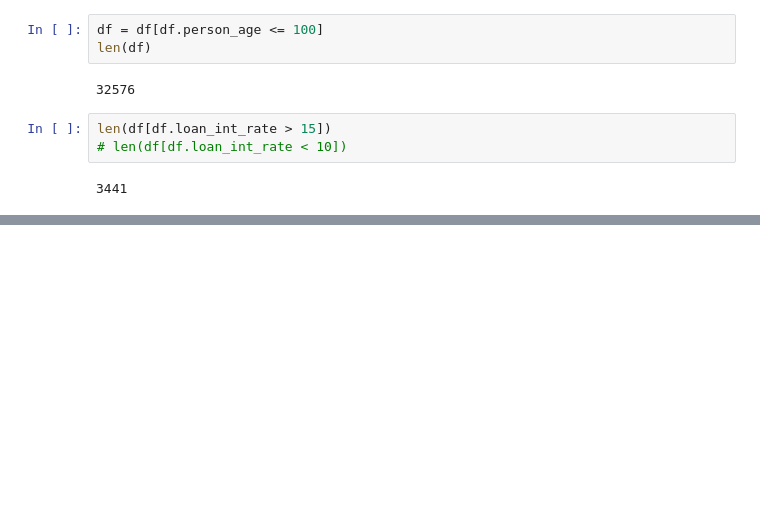
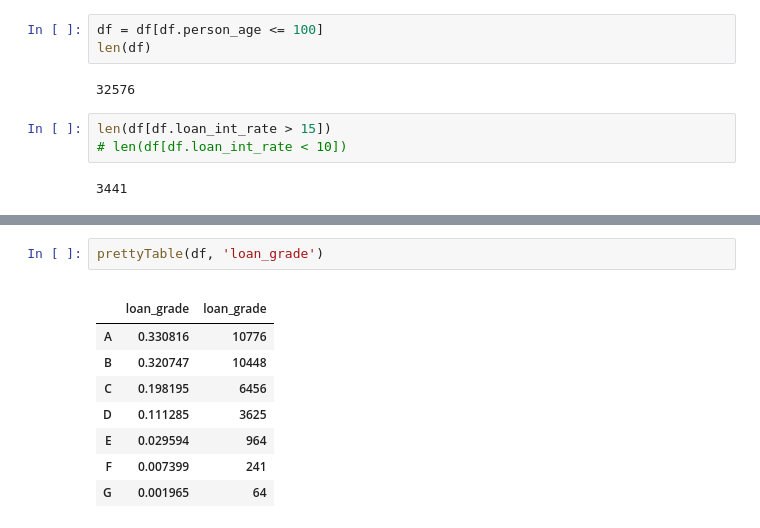
Before and after one commit to WickedoneC/Finance_Projects, a Jupyter notebook: Loan_Analysis/Loan_EDA.ipynb, the cells around one changed output, grey strips where cells are left out. Saved outputs shown, nothing was run; the diff lists cells and outputs as text; blank space fills up the shorter version.

```diff
--- a/Loan_Analysis/Loan_EDA.ipynb
+++ b/Loan_Analysis/Loan_EDA.ipynb
@@ -245,0 +263,12 @@ df.head()
+# %%
+prettyTable(df, 'loan_grade')
+# %% [output]
+|  |  |  |
+|  | loan_grade | loan_grade |
+| A | 0.330816 | 10776 |
+| B | 0.320747 | 10448 |
+| C | 0.198195 | 6456 |
+| D | 0.111285 | 3625 |
+| E | 0.029594 | 964 |
+| F | 0.007399 | 241 |
+| G | 0.001965 | 64 |
```
Also changed, not shown: parts of 33 cells of this notebook.
